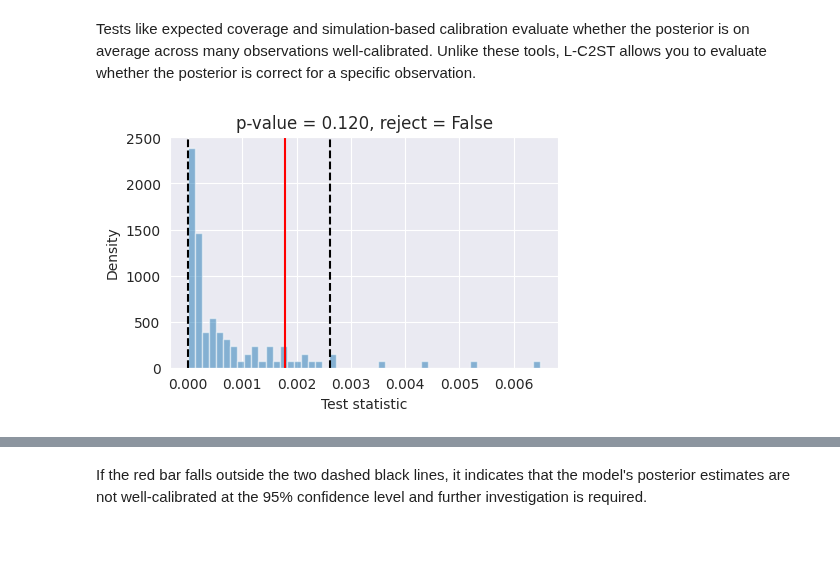
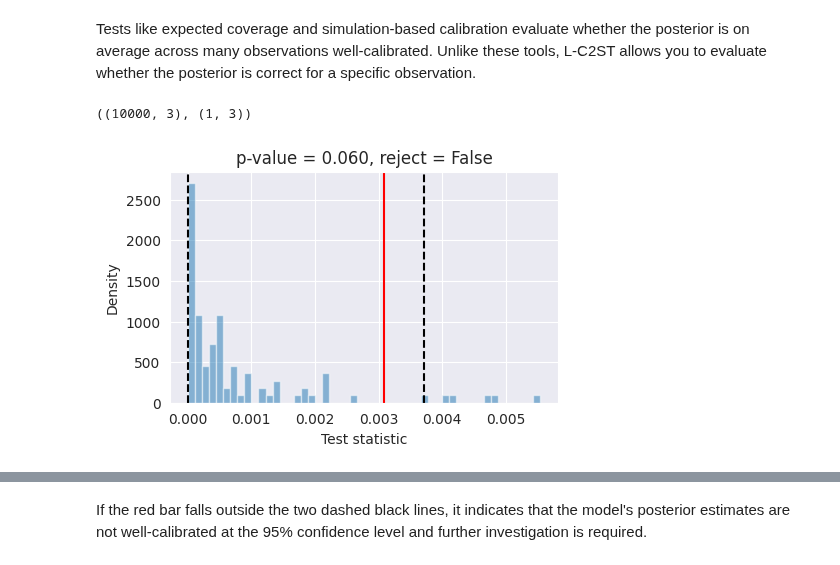
Before and after one commit to aurelio-amerio/GenSBI, a Jupyter notebook: docs/notebooks/my_first_model.ipynb, the cells around one changed output, grey strips where cells are left out. Saved outputs shown, nothing was run; the diff lists cells and outputs as text; code cells hidden in the pictures.

```diff
--- a/docs/notebooks/my_first_model.ipynb
+++ b/docs/notebooks/my_first_model.ipynb
@@ -379,7 +355,8 @@ xs = torch.Tensor(np.array(xs))
 # %%
-# Generate one posterior sample for every prior predictive.
-posterior_samples = posterior.sample_batched(
-    (1,),
-    x=xs,
-)[0]
+# Generate one posterior sample for ev_ery prior predictive.
+posterior_samples_ = pipeline.sample(key, x_o=xs_, nsamples=xs_.shape[0])
+# %%
+thetas = thetas_.reshape(thetas_.shape[0], -1)  # (10_000, 3)
+xs = xs_.reshape(xs_.shape[0], -1)  # (10_000, 3)
+posterior_samples = posterior_samples_.reshape(posterior_samples_.shape[0], -1)  # (10_000, 3)
 # %%
@@ -400,10 +379,8 @@ _ = lc2st.train_on_observed_data()
 key = jax.random.PRNGKey(12345)
 
 sample = simulator(key, 1)
-theta_true = sample[:, :dim_obs, :]
-x_o = sample[:, dim_obs:, :]
+# theta_true_ = sample[:, :dim_obs, :]
+x_o_ = sample[:, dim_obs:, :]
 
 # Note: x_o must have a batch-dimension. I.e. `x_o.shape == (1, observation_shape)`.
-post_samples_star = pipeline.sample(key, x_o, nsamples=10_000)
-
-post_samples_star = np.array(post_samples_star.reshape(-1, dim_obs))
+post_samples_star_ = pipeline.sample(key, x_o_, nsamples=10_000)
@@ -425,21 +387,21 @@ probs_null, scores_null = lc2st.get_statistics_under_null_hypothesis(
-# %%
-conf_alpha = 0.05
-p_value = lc2st.p_value(post_samples_star_torch, x_o_torch)
-reject = lc2st.reject_test(post_samples_star_torch, x_o_torch, alpha=conf_alpha)
-
-fig, ax = plt.subplots(1, 1, figsize=(5, 3))
-quantiles = np.quantile(scores_null, [0, 1-conf_alpha])
-ax.hist(scores_null, bins=50, density=True, alpha=0.5, label="Null")
-ax.axvline(scores_data, color="red", label="Observed")
-ax.axvline(quantiles[0], color="black", linestyle="--", label="95% CI")
-ax.axvline(quantiles[1], color="black", linestyle="--")
-ax.set_xlabel("Test statistic")
-ax.set_ylabel("Density")
-ax.set_title(f"p-value = {p_value:.3f}, reject = {reject}")
-# plt.savefig("flux1_flow_pipeline_lc2st.png", dpi=100, bbox_inches="tight") # uncomment to save the figure
-plt.show()
-# %% [output]
-[figure, removed]
+# %%
+# theta_true = theta_true_.reshape(-1)  # (3,)
+x_o = x_o_.reshape(1,-1)  # (3,)
+post_samples_star = np.array(post_samples_star_.reshape(post_samples_star_.shape[0], -1))  # (10_000, 3)
+# %%
+post_samples_star.shape, x_o.shape
+# %% [output]
+((10000, 3), (1, 3))
+# %%
+fig,ax = plot_lc2st(
+    lc2st,
+    post_samples_star,
+    x_o,
+)
+plt.savefig("flux1_flow_pipeline_lc2st.png", dpi=100, bbox_inches="tight") # uncomment to save the figure
+plt.show()
+# %% [output]
+[figure, added]
 # %% [markdown]
 ![flux1_flow_pipeline_lc2st.png](https://raw.githubusercontent.com/aurelio-amerio/GenSBI-examples/refs/heads/main/examples/getting_started/flux1_flow_pipeline_lc2st.png)
 # %% [markdown]
```
Also changed, not shown: parts of 33 cells of this notebook, 12 other files.
